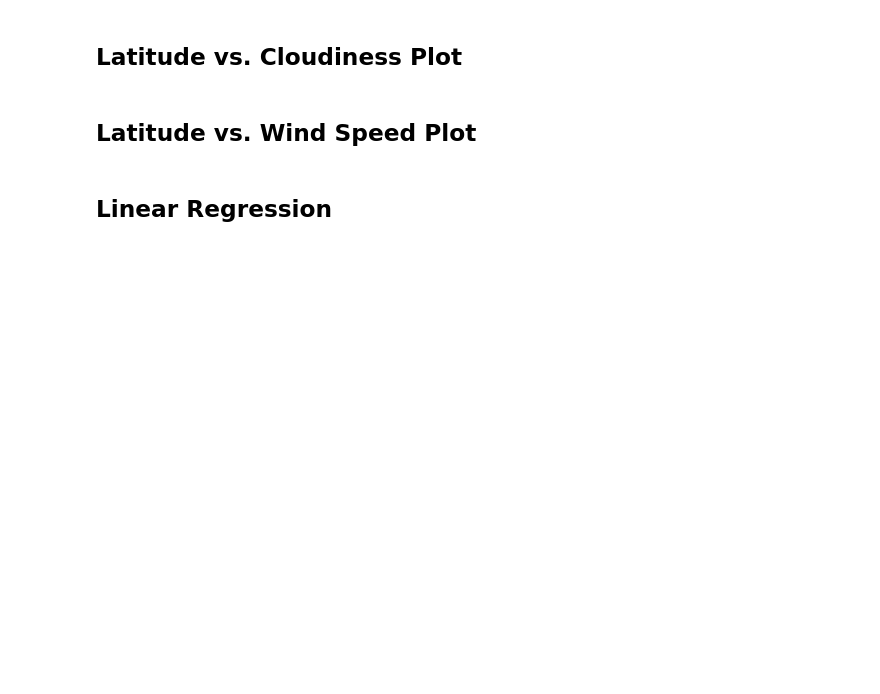
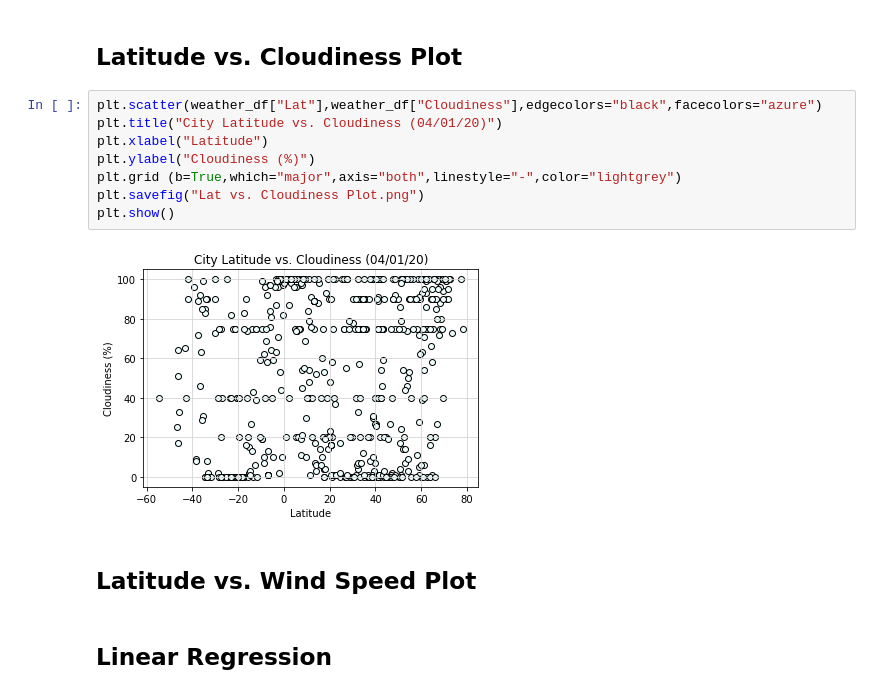
Before and after one commit to dalismo/python-api-challenge, a Jupyter notebook: WeatherPy/WeatherPy.ipynb, the cells around one changed output. Drawn from its saved outputs; the diff is of its cells as text; blank space fills up the shorter version.

```diff
--- a/WeatherPy/WeatherPy.ipynb
+++ b/WeatherPy/WeatherPy.ipynb
@@ -192,5 +203,15 @@ plt.show()
 # %% [markdown]
 ## Latitude vs. Cloudiness Plot
+# %%
+plt.scatter(weather_df["Lat"],weather_df["Cloudiness"],edgecolors="black",facecolors="azure")
+plt.title("City Latitude vs. Cloudiness (04/01/20)")
+plt.xlabel("Latitude")
+plt.ylabel("Cloudiness (%)")
+plt.grid (b=True,which="major",axis="both",linestyle="-",color="lightgrey")
+plt.savefig("Lat vs. Cloudiness Plot.png")
+plt.show()
+# %% [output]
+[figure, added]
 # %% [markdown]
 ## Latitude vs. Wind Speed Plot
 # %% [markdown]
```
Also changed, not shown: parts of 1 cell of this notebook, 2 other files.
